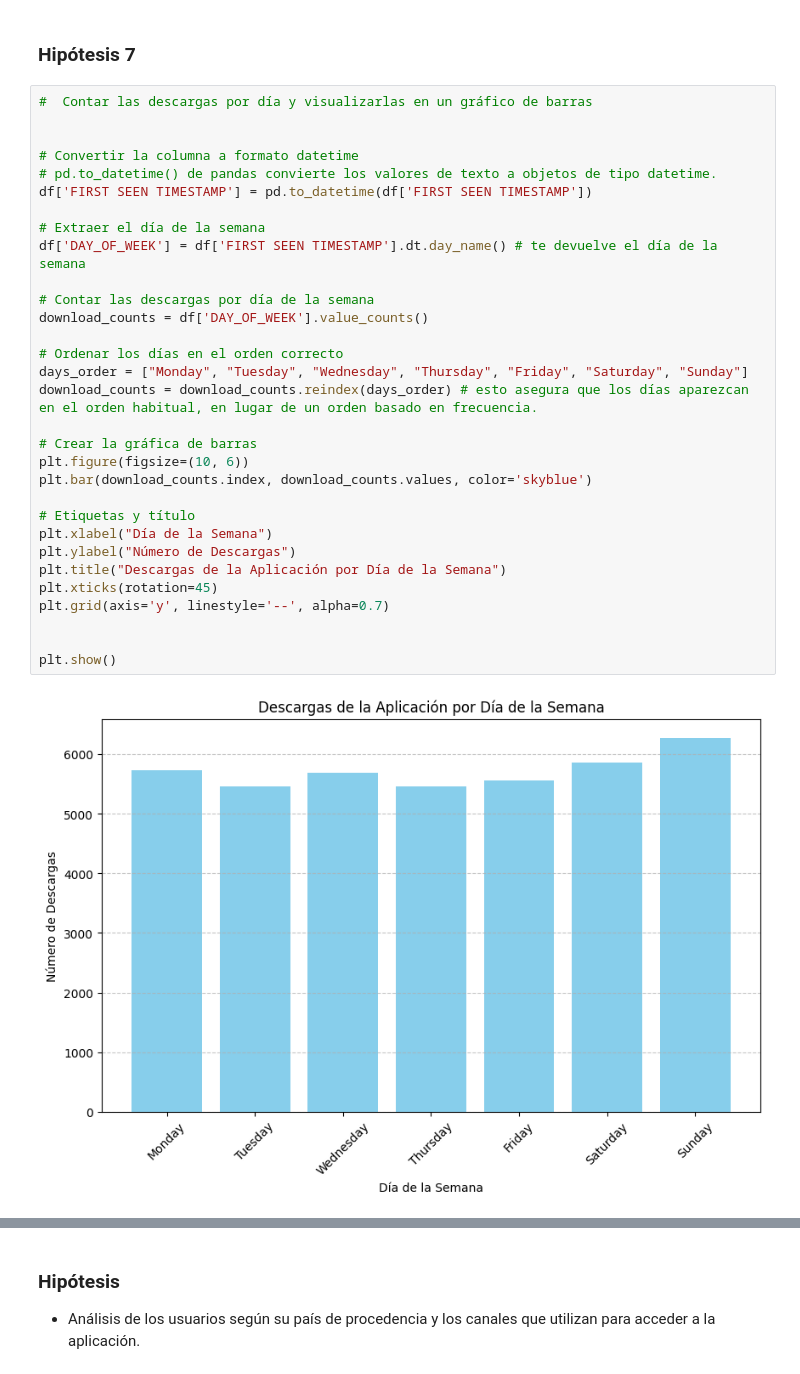
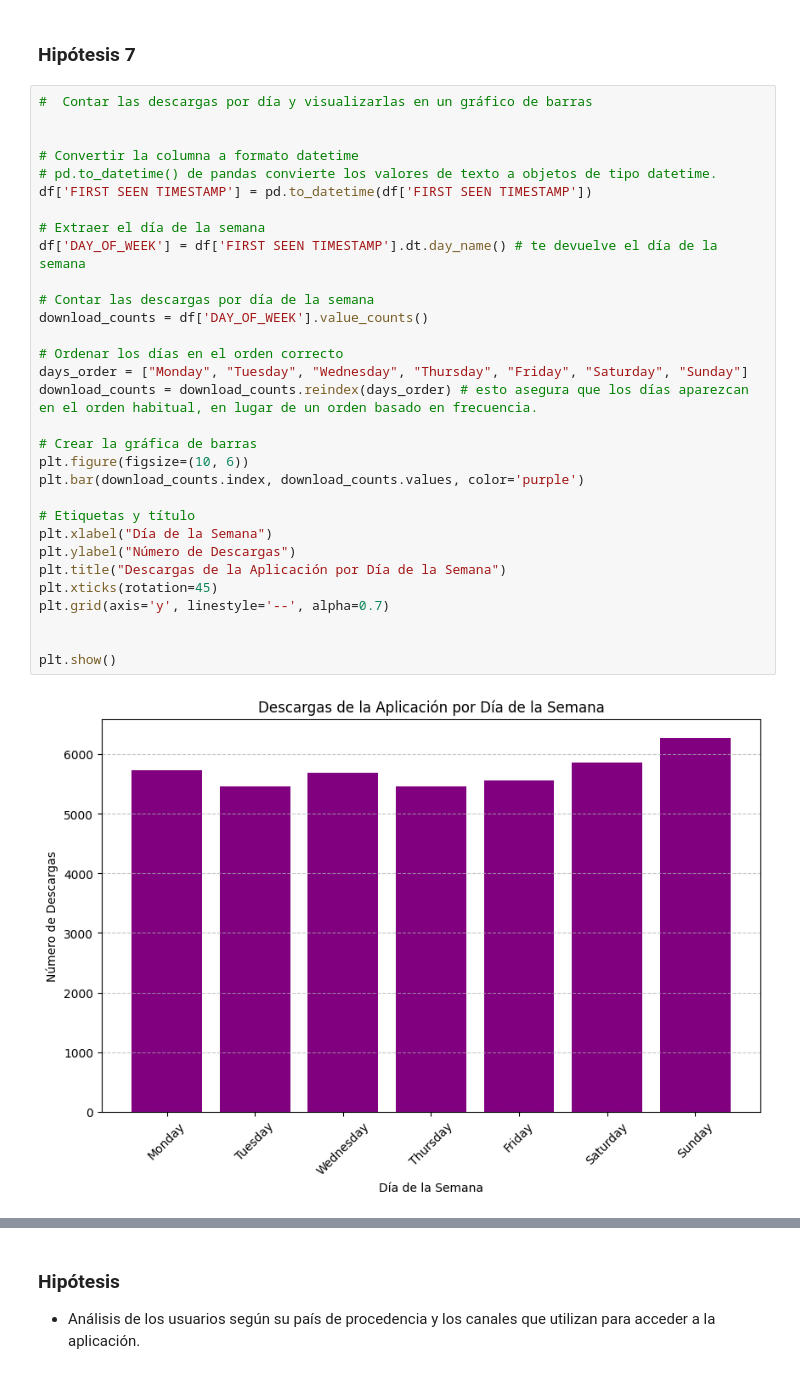
Before and after one commit to NaiSaratxaga/EDA_user-conversion-analysis, a Jupyter notebook: Notebooks/EDA_user_conversion_analysis.ipynb, the cells around one changed output, grey strips where cells are left out. Saved outputs shown, nothing was run; the diff lists cells and outputs as text.

```diff
--- a/Notebooks/EDA_user_conversion_analysis.ipynb
+++ b/Notebooks/EDA_user_conversion_analysis.ipynb
@@ -587,33 +588,33 @@ plt.show()
 #  Contar las descargas por día y visualizarlas en un gráfico de barras
 
 
 # Convertir la columna a formato datetime
 # pd.to_datetime() de pandas convierte los valores de texto a objetos de tipo datetime.
 df['FIRST SEEN TIMESTAMP'] = pd.to_datetime(df['FIRST SEEN TIMESTAMP'])
 
 # Extraer el día de la semana
 df['DAY_OF_WEEK'] = df['FIRST SEEN TIMESTAMP'].dt.day_name() # te devuelve el día de la semana
 
 # Contar las descargas por día de la semana
 download_counts = df['DAY_OF_WEEK'].value_counts()
 
 # Ordenar los días en el orden correcto
 days_order = ["Monday", "Tuesday", "Wednesday", "Thursday", "Friday", "Saturday", "Sunday"]
 download_counts = download_counts.reindex(days_order) # esto asegura que los días aparezcan en el orden habitual, en lugar de un orden basado en frecuencia.
 
 # Crear la gráfica de barras
 plt.figure(figsize=(10, 6))
-plt.bar(download_counts.index, download_counts.values, color='skyblue')
+plt.bar(download_counts.index, download_counts.values, color='purple')
 
 # Etiquetas y título
 plt.xlabel("Día de la Semana")
 plt.ylabel("Número de Descargas")
 plt.title("Descargas de la Aplicación por Día de la Semana")
 plt.xticks(rotation=45)
 plt.grid(axis='y', linestyle='--', alpha=0.7)
 
 
 plt.show()
 # %% [output]
-[figure, old version]
+[figure, new version]
 # %%
```
Also changed, not shown: parts of 3 cells of this notebook.
